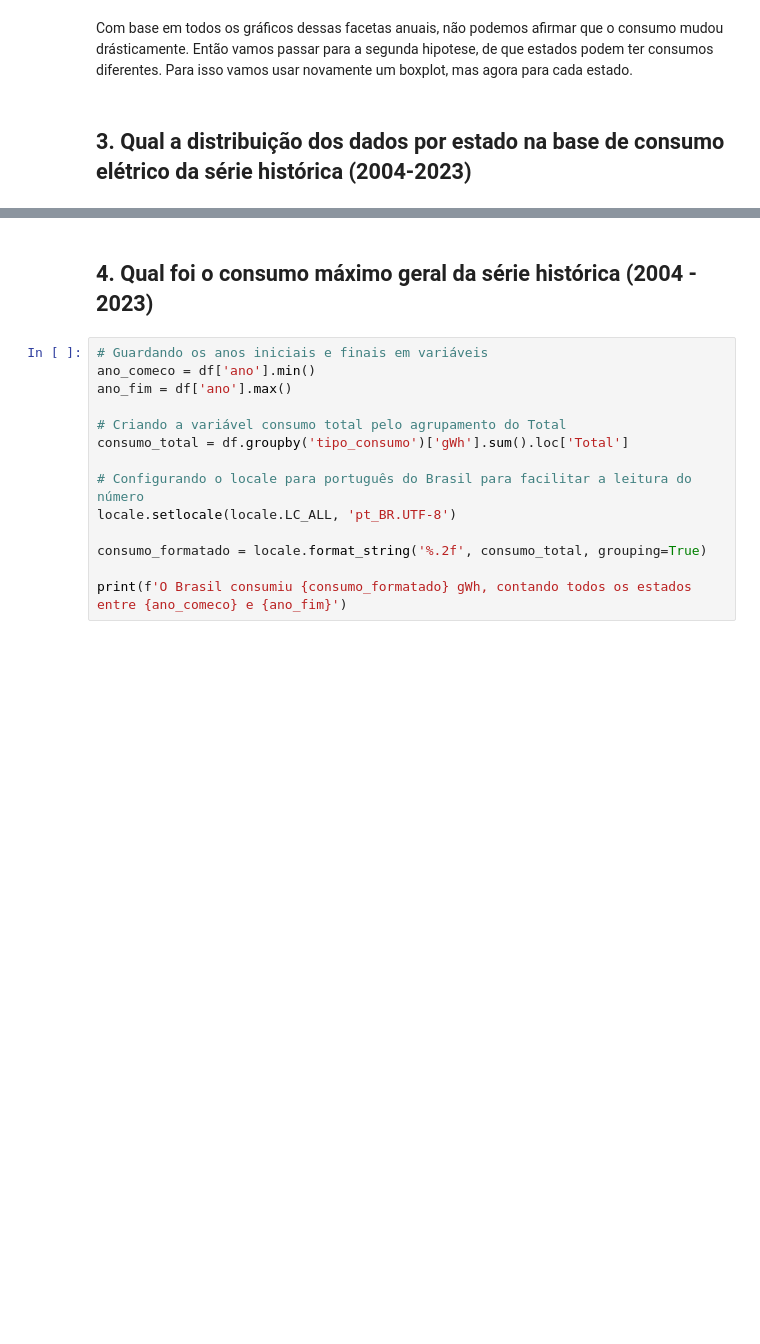
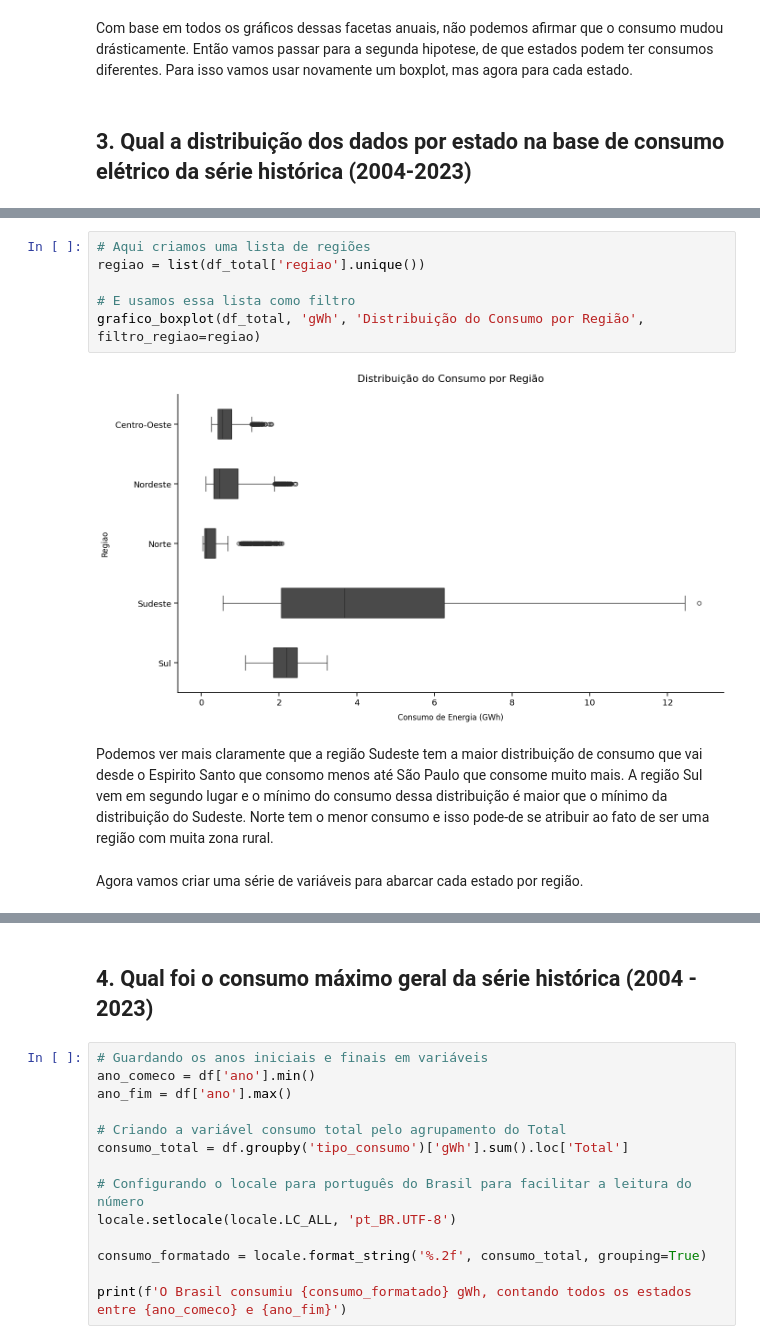
Before and after one commit to jorgelzsilva/projeto_consumo_energia, a Jupyter notebook: notebooks/desafio_final_jorge.ipynb, the cells around one changed output, grey strips where cells are left out. Cells and saved outputs as stored; diff of their text form; blank space fills up the shorter version.

```diff
--- a/notebooks/desafio_final_jorge.ipynb
+++ b/notebooks/desafio_final_jorge.ipynb
@@ -823,0 +996,12 @@ Com isso podemos ter uma ideia bem consolidada da distribuição e comportamento
+# %%
+# Aqui criamos uma lista de regiões
+regiao = list(df_total['regiao'].unique())
+
+# E usamos essa lista como filtro
+grafico_boxplot(df_total, 'gWh', 'Distribuição do Consumo por Região', filtro_regiao=regiao)
+# %% [output]
+[figure, added]
+# %% [markdown]
+Podemos ver mais claramente que a região Sudeste tem a maior distribuição de consumo que vai desde o Espirito Santo que consomo menos até São Paulo que consome muito mais. A região Sul vem em segundo lugar e o mínimo do consumo dessa distribuição é maior que o mínimo da distribuição do Sudeste. Norte tem o menor consumo e isso pode-de se atribuir ao fato de ser uma região com muita zona rural.
+# %% [markdown]
+Agora vamos criar uma série de variáveis para abarcar cada estado por região.
```
Also changed, not shown: parts of 78 cells of this notebook, 32 other files.
